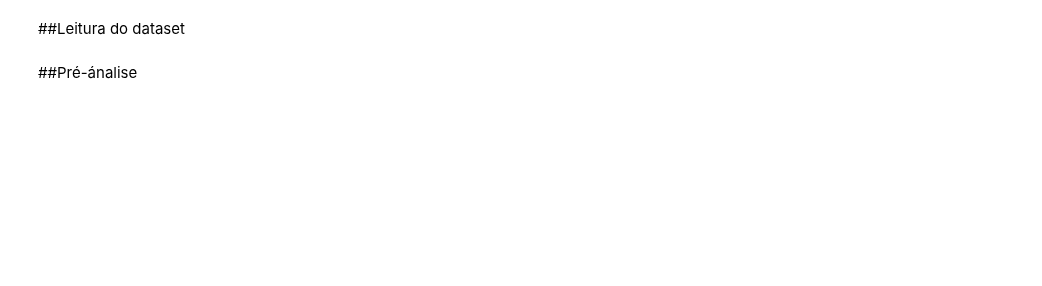
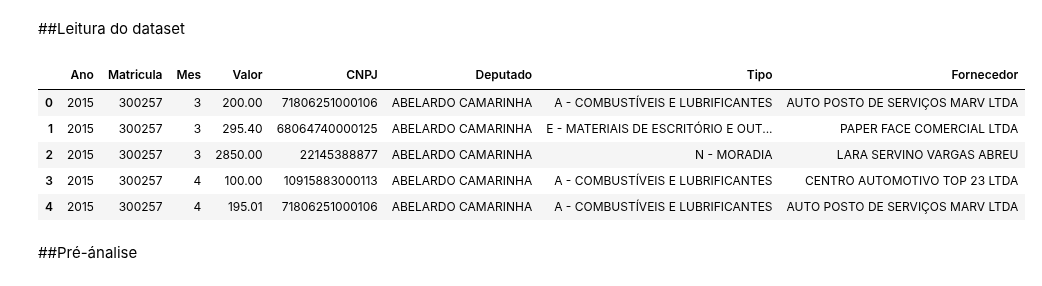
Before and after one commit to DanFerrarii/ETL-Pandas-GCP, a Jupyter notebook: ETL_Pandas.ipynb, the cells around one changed output. Drawn from its saved outputs; the diff is of its cells as text; code cells hidden in the pictures; blank space fills up the shorter version.

```diff
--- a/ETL_Pandas.ipynb
+++ b/ETL_Pandas.ipynb
@@ -44,7 +47,14 @@ dfDespesasOriginal = pd.read_xml(conexao_01.content)
 #Backup do DF original
 dfDespesas = dfDespesasOriginal.copy()
 # %%
-dfDespesas
+dfDespesas.head(5)
+# %% [output]
+|  | Ano | Matricula | Mes | Valor | CNPJ | Deputado | Tipo | Fornecedor |
+| 0 | 2015 | 300257 | 3 | 200.00 | 71806251000106 | ABELARDO CAMARINHA | A - COMBUSTÍVEIS E LUBRIFICANTES | AUTO POSTO DE SERVIÇOS MARV LTDA |
+| 1 | 2015 | 300257 | 3 | 295.40 | 68064740000125 | ABELARDO CAMARINHA | E - MATERIAIS DE ESCRITÓRIO E OUT... | PAPER FACE COMERCIAL LTDA |
+| 2 | 2015 | 300257 | 3 | 2850.00 | 22145388877 | ABELARDO CAMARINHA | N - MORADIA | LARA SERVINO VARGAS ABREU |
+| 3 | 2015 | 300257 | 4 | 100.00 | 10915883000113 | ABELARDO CAMARINHA | A - COMBUSTÍVEIS E LUBRIFICANTES | CENTRO AUTOMOTIVO TOP 23 LTDA |
+| 4 | 2015 | 300257 | 4 | 195.01 | 71806251000106 | ABELARDO CAMARINHA | A - COMBUSTÍVEIS E LUBRIFICANTES | AUTO POSTO DE SERVIÇOS MARV LTDA |
 # %% [markdown]
 ##Pré-ánalise
 # %%
```
Also changed, not shown: parts of 20 cells of this notebook.
